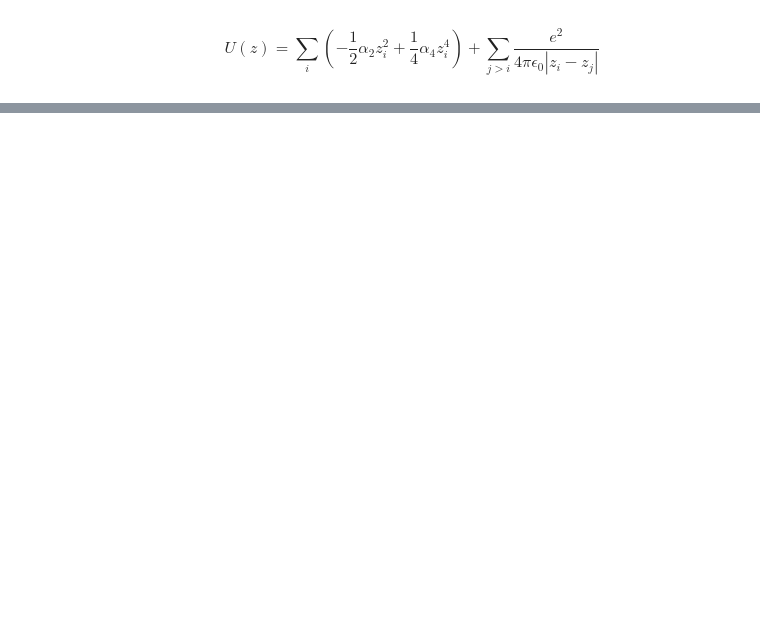
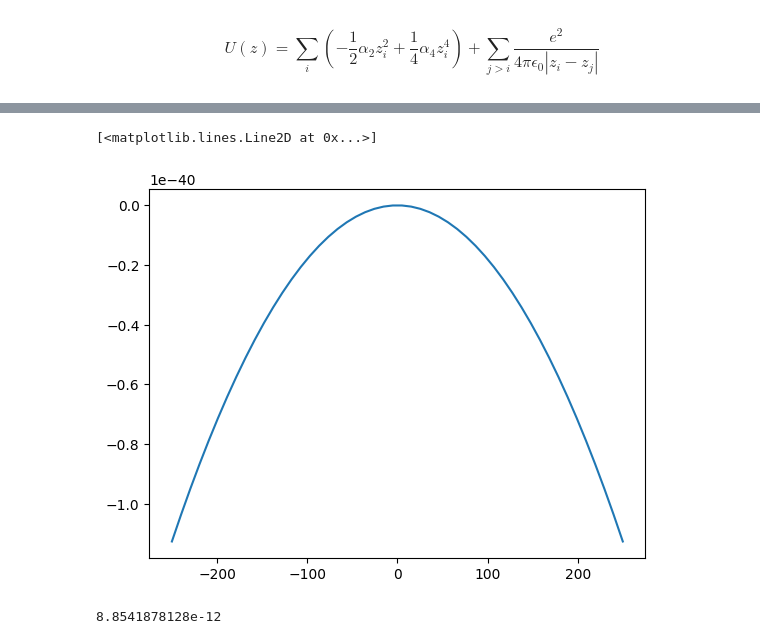
Before and after one commit to davisclarke/coupled_traps, a Jupyter notebook: single_ion_trap_sim.ipynb, the cells around one changed output, grey strips where cells are left out. Cells and saved outputs as stored; diff of their text form; code cells hidden in the pictures; blank space fills up the shorter version.

```diff
--- a/single_ion_trap_sim.ipynb
+++ b/single_ion_trap_sim.ipynb
@@ -21,0 +45,15 @@ plt.tight_layout()
+# %%
+from scipy.constants import elementary_charge, epsilon_0
+alpha_2=1/((np.pi*epsilon_0*4*(40**3))/(elementary_charge**2))
+alpha_2
+alpha_4=gamma_4*alpha_2/(l_0**2)
+# %%
+U=(-.5*alpha_2*np.square(z_i)+.25*alpha_4*np.power(z_i,4))
+plt.plot(z_i*1e6, U)
+# %% [output]
+[<matplotlib.lines.Line2D at 0x...>]
+[figure, added]
+# %%
+epsilon_0
+# %% [output]
+8.8541878128e-12
```
Also changed, not shown: parts of 5 cells of this notebook.
